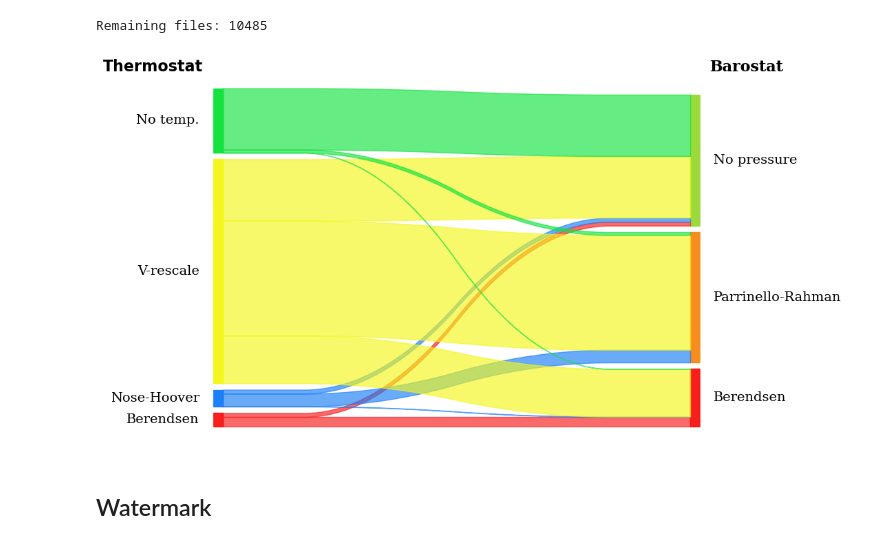
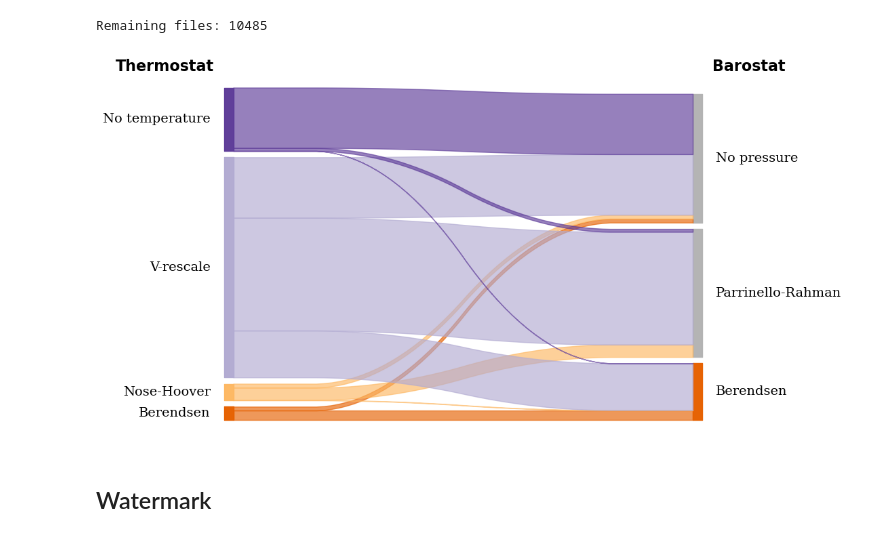
Before and after one commit to MDverse/mdda, a Jupyter notebook: notebooks/paper_figures.ipynb, the cells around one changed output. Saved outputs shown, nothing was run; the diff lists cells and outputs as text; code cells hidden in the pictures.

Commit message:
Update Sankey graph

```diff
--- a/notebooks/paper_figures.ipynb
+++ b/notebooks/paper_figures.ipynb
@@ -506,8 +510,6 @@ Dataset [figshare/2267512](https://figshare.com/articles/dataset/Growth_and_Char
 # %% [markdown]
 ## 4.B. Cumulated distribution of simulation time
 # %%
-from matplotlib.lines import Line2D
-
 def plot_simulation_time_distribution(df):
     # dt is in ps
     # https://manual.gromacs.org/documentation/current/user-guide/mdp-options.html#mdp-dt
@@ -551,7 +553,7 @@ def plot_simulation_time_distribution(df):
     ax.annotate("50 ns", xy=(50, 0), xytext=(50, 7300), color="gray",
                  arrowprops={"arrowstyle":"-", "linestyle":"--", "lw":1, "color":"gray"},
                  horizontalalignment="center", verticalalignment="bottom")
-    ax.annotate("500 ns", xy=(500, 0), xytext=(500, 7300), color="gray",
+    ax.annotate("200 ns", xy=(200, 0), xytext=(200, 7300), color="gray",
                  arrowprops={"arrowstyle":"-", "linestyle":"--", "lw":1, "color":"gray"},
                  horizontalalignment="center", verticalalignment="bottom")
     ax.annotate("1 µs", xy=(1000, 0), xytext=(1000, 7300), color="gray",
@@ -600,7 +602,7 @@ thermostats = {
     "berendsen": "Berendsen",
     "nosehoover": "Nose-Hoover",
     "vrescale": "V-rescale",
-    "no": "No temp."
+    "no": "No temperature"
 }
 barostats = {
     "berendsen": "Berendsen",
@@ -623,32 +625,32 @@ Remaining files: 10485
 # %%
 def plot_thermostat_barostat_sankey_graph(df):
     """Plot sankey graph with thermostats and barostats."""
     colorDict = {
-        "Berendsen": "#f71b1b",
-        "Nose-Hoover": "#1b7ef7",
-        "V-rescale": "#f3f71b",
-        "No temp.": "#12e23f",
-        "Parrinello-Rahman": "#f78c1b",
-        "No pressure": "#9BD937"
+        "Berendsen": "#e66101",
+        "Nose-Hoover": "#fdb863",
+        "V-rescale": "#b2abd2",
+        "No temperature": "#5e3c99",
+        "Parrinello-Rahman": "#b3b3b3",
+        "No pressure": "#b3b3b3"
     }
     plt.rcParams.update({"font.family":"sans-serif"})
     fig, ax = plt.subplots(figsize=(10,7))
     ax = sankey(
         df["thermostat"], df["barostat"], aspect=10, colorDict=colorDict,
-        leftLabels=["Berendsen", "Nose-Hoover", "V-rescale", "No temp."],
+        leftLabels=["Berendsen", "Nose-Hoover", "V-rescale", "No temperature"],
         rightLabels=["Berendsen","Parrinello-Rahman","No pressure"],
         fontsize=14
     )
     plt.figtext(0.00, 0.88, "Thermostat", fontsize=16, fontweight="bold", fontfamily="sans-serif")
-    plt.figtext(0.88, 0.88, "Barostat", fontsize=16, fontweight="bold")
+    plt.figtext(0.88, 0.88, "Barostat", fontsize=16, fontweight="bold", fontfamily="sans-serif")
     filename = "fig/gromacs_thermostat_barostat"
     plt.savefig(f"{filename}.png", dpi=300, bbox_inches="tight")
     plt.savefig(f"{filename}.svg", bbox_inches="tight")
 
 
 plot_thermostat_barostat_sankey_graph(mdp_df)
 # %% [output]
-[figure, old version]
+[figure, new version]
 # %% [markdown]
 ## Watermark
 # %%
```
Also changed, not shown: parts of 5 cells of this notebook.
